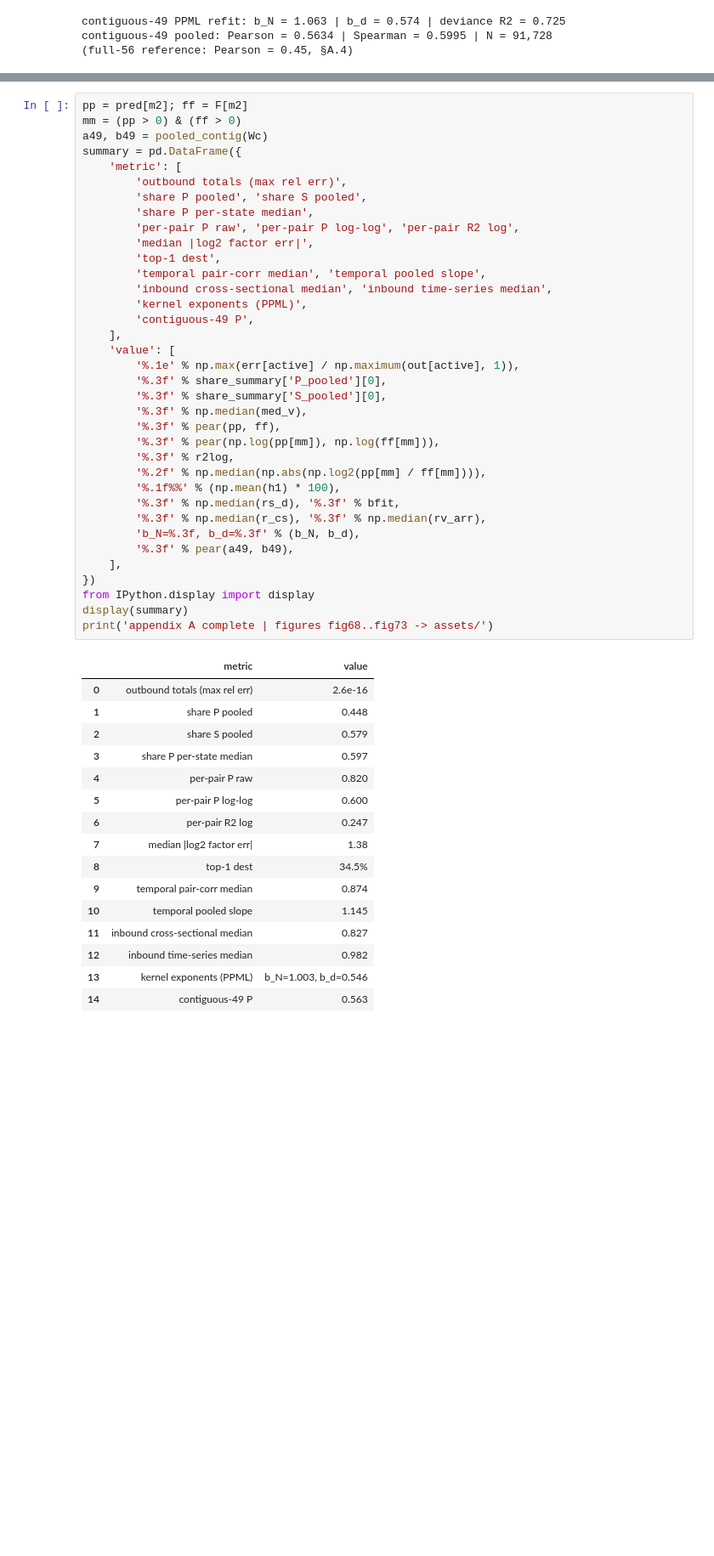
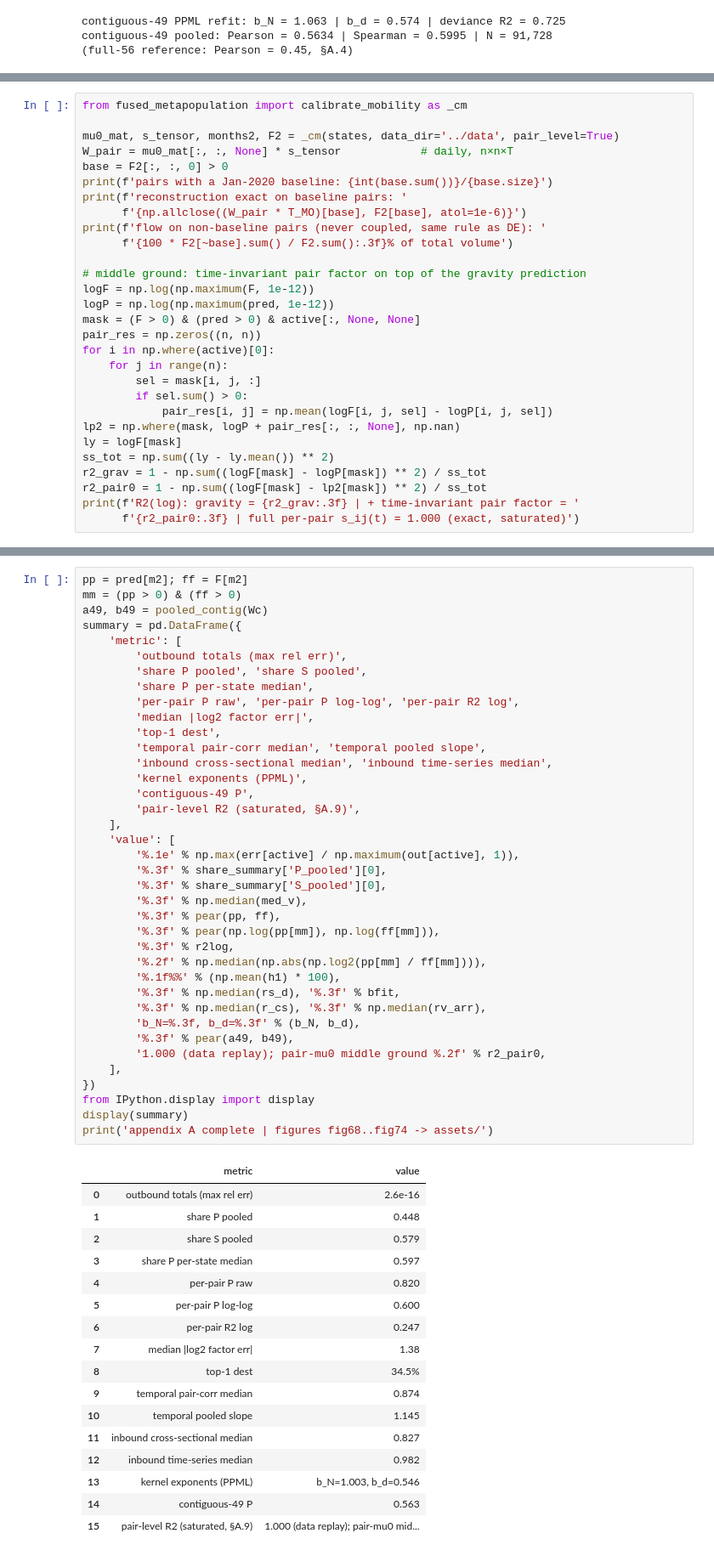
Before and after one commit to Zikai311/US_COVID, a Jupyter notebook: notebooks/appendix_A.ipynb, the cells around one changed output, grey strips where cells are left out. Shown at 85% size. Saved outputs shown, nothing was run; the diff lists cells and outputs as text; blank space fills up the shorter version.

Commit message:
per-pair (saturated) mobility experiment: pair_level calibration + W_tensor mode, appendix A §A.9, nb08 §8.12

```diff
--- a/notebooks/appendix_A.ipynb
+++ b/notebooks/appendix_A.ipynb
@@ -570,0 +608,29 @@ contiguous-49 pooled: Pearson = 0.5634 | Spearman = 0.5995 | N = 91,728
+# %%
+from fused_metapopulation import calibrate_mobility as _cm
+
+mu0_mat, s_tensor, months2, F2 = _cm(states, data_dir='../data', pair_level=True)
+W_pair = mu0_mat[:, :, None] * s_tensor            # daily, n×n×T
+base = F2[:, :, 0] > 0
+print(f'pairs with a Jan-2020 baseline: {int(base.sum())}/{base.size}')
+print(f'reconstruction exact on baseline pairs: '
+      f'{np.allclose((W_pair * T_MO)[base], F2[base], atol=1e-6)}')
+print(f'flow on non-baseline pairs (never coupled, same rule as DE): '
+      f'{100 * F2[~base].sum() / F2.sum():.3f}% of total volume')
+
+# middle ground: time-invariant pair factor on top of the gravity prediction
+logF = np.log(np.maximum(F, 1e-12))
+logP = np.log(np.maximum(pred, 1e-12))
+mask = (F > 0) & (pred > 0) & active[:, None, None]
+pair_res = np.zeros((n, n))
+for i in np.where(active)[0]:
+    for j in range(n):
+        sel = mask[i, j, :]
+        if sel.sum() > 0:
+            pair_res[i, j] = np.mean(logF[i, j, sel] - logP[i, j, sel])
+lp2 = np.where(mask, logP + pair_res[:, :, None], np.nan)
+ly = logF[mask]
+ss_tot = np.sum((ly - ly.mean()) ** 2)
+r2_grav = 1 - np.sum((logF[mask] - logP[mask]) ** 2) / ss_tot
+r2_pair0 = 1 - np.sum((logF[mask] - lp2[mask]) ** 2) / ss_tot
+print(f'R2(log): gravity = {r2_grav:.3f} | + time-invariant pair factor = '
+      f'{r2_pair0:.3f} | full per-pair s_ij(t) = 1.000 (exact, saturated)')
@@ -628,6 +718,7 @@ summary = pd.DataFrame({
         'inbound cross-sectional median', 'inbound time-series median',
         'kernel exponents (PPML)',
         'contiguous-49 P',
+        'pair-level R2 (saturated, §A.9)',
     ],
     'value': [
         '%.1e' % np.max(err[active] / np.maximum(out[active], 1)),
@@ -637,31 +728,33 @@ summary = pd.DataFrame({
         '%.3f' % pear(pp, ff),
         '%.3f' % pear(np.log(pp[mm]), np.log(ff[mm])),
         '%.3f' % r2log,
         '%.2f' % np.median(np.abs(np.log2(pp[mm] / ff[mm]))),
         '%.1f%%' % (np.mean(h1) * 100),
         '%.3f' % np.median(rs_d), '%.3f' % bfit,
         '%.3f' % np.median(r_cs), '%.3f' % np.median(rv_arr),
         'b_N=%.3f, b_d=%.3f' % (b_N, b_d),
         '%.3f' % pear(a49, b49),
+        '1.000 (data replay); pair-mu0 middle ground %.2f' % r2_pair0,
     ],
 })
 from IPython.display import display
 display(summary)
-print('appendix A complete | figures fig68..fig73 -> assets/')
+print('appendix A complete | figures fig68..fig74 -> assets/')
 # %% [output]
 |  | metric | value |
 | 0 | outbound totals (max rel err) | 2.6e-16 |
 | 1 | share P pooled | 0.448 |
 | 2 | share S pooled | 0.579 |
 | 3 | share P per-state median | 0.597 |
 | 4 | per-pair P raw | 0.820 |
 | 5 | per-pair P log-log | 0.600 |
 | 6 | per-pair R2 log | 0.247 |
 | 7 | median |log2 factor err| | 1.38 |
 | 8 | top-1 dest | 34.5% |
 | 9 | temporal pair-corr median | 0.874 |
 | 10 | temporal pooled slope | 1.145 |
 | 11 | inbound cross-sectional median | 0.827 |
 | 12 | inbound time-series median | 0.982 |
 | 13 | kernel exponents (PPML) | b_N=1.003, b_d=0.546 |
 | 14 | contiguous-49 P | 0.563 |
+| 15 | pair-level R2 (saturated, §A.9) | 1.000 (data replay); pair-mu0 mid... |
```
Also changed, not shown: parts of 6 cells of this notebook, 9 other files.
